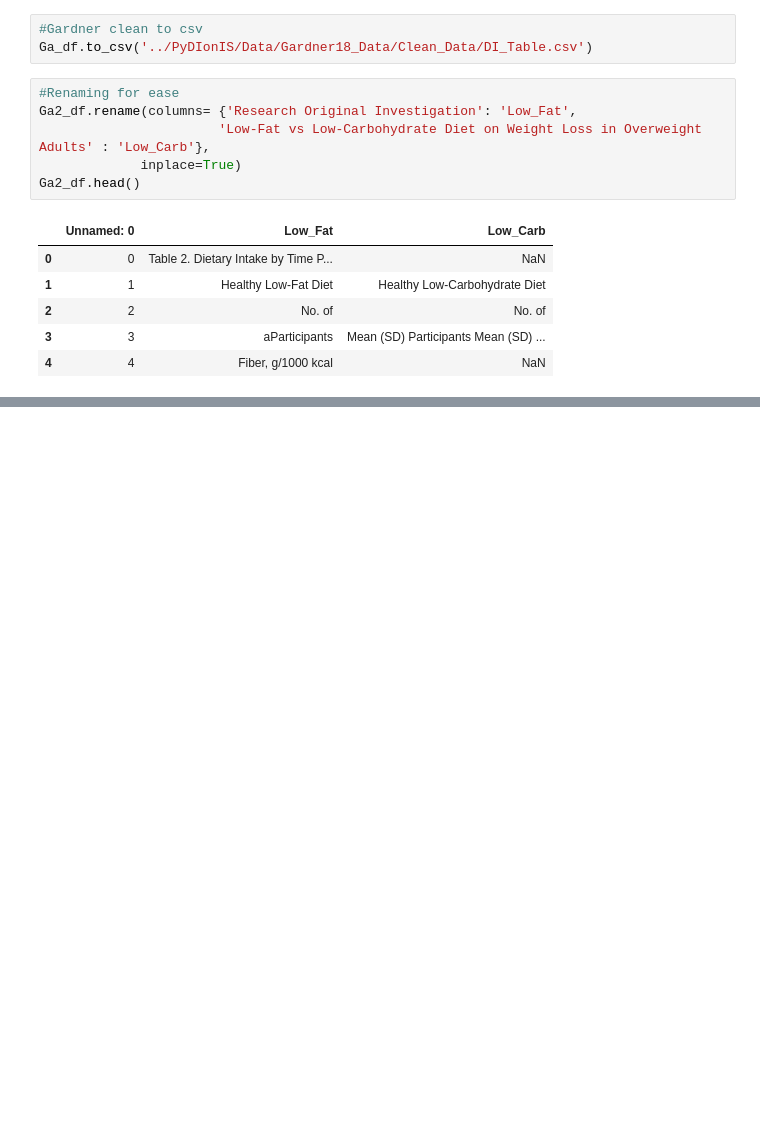
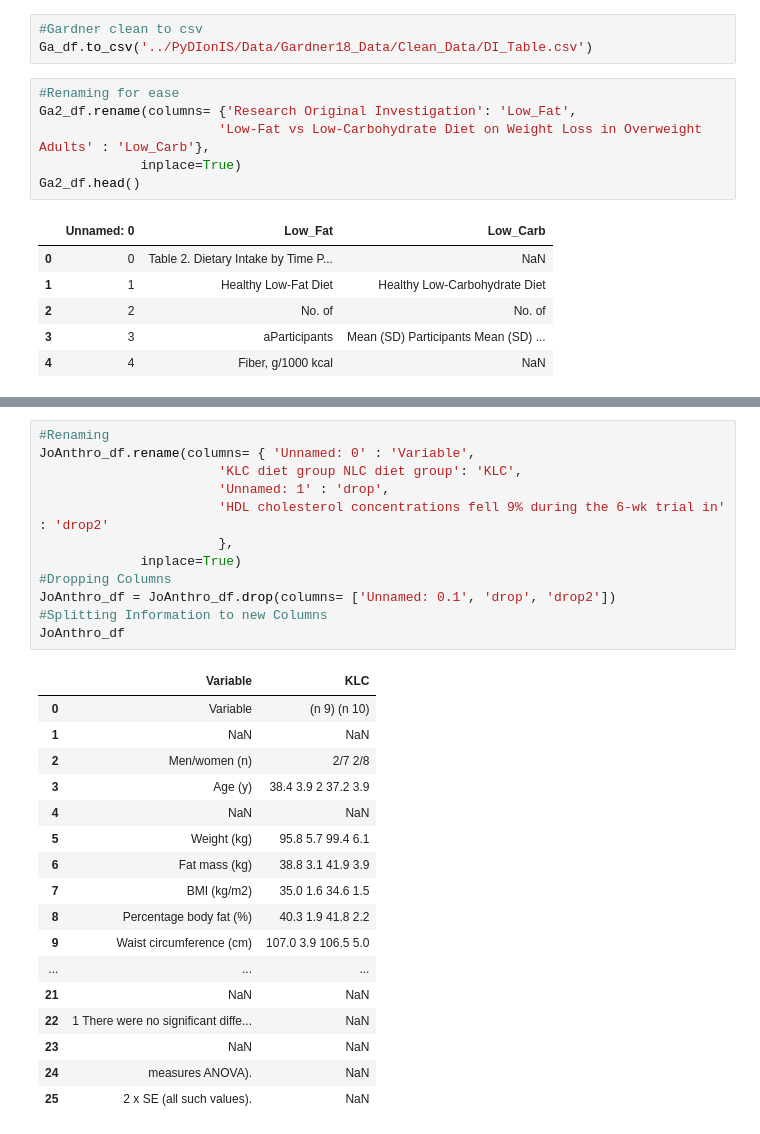
Before and after one commit to oas95/Dietary_Interventions_for_Insulin_Sensitivy_Project, a Jupyter notebook: PyDIonIS/data_cleaning.ipynb, the cells around one changed output, grey strips where cells are left out. Drawn from its saved outputs; the diff is of its cells as text; blank space fills up the shorter version.

```diff
--- a/PyDIonIS/data_cleaning.ipynb
+++ b/PyDIonIS/data_cleaning.ipynb
@@ -182,0 +278,30 @@ LowFat = LowFat.drop([3, 4, 5, 6, 7])
+# %%
+#Renaming
+JoAnthro_df.rename(columns= { 'Unnamed: 0' : 'Variable',
+                       'KLC diet group NLC diet group': 'KLC',
+                       'Unnamed: 1' : 'drop',
+                       'HDL cholesterol concentrations fell 9% during the 6-wk trial in' : 'drop2'
+                       },
+             inplace=True)
+#Dropping Columns
+JoAnthro_df = JoAnthro_df.drop(columns= ['Unnamed: 0.1', 'drop', 'drop2'])
+#Splitting Information to new Columns
+JoAnthro_df
+# %% [output]
+|  | Variable | KLC |
+| 0 | Variable | (n 9) (n 10) |
+| 1 | NaN | NaN |
+| 2 | Men/women (n) | 2/7 2/8 |
+| 3 | Age (y) | 38.4 3.9 2 37.2 3.9 |
+| 4 | NaN | NaN |
+| 5 | Weight (kg) | 95.8 5.7 99.4 6.1 |
+| 6 | Fat mass (kg) | 38.8 3.1 41.9 3.9 |
+| 7 | BMI (kg/m2) | 35.0 1.6 34.6 1.5 |
+| 8 | Percentage body fat (%) | 40.3 1.9 41.8 2.2 |
+| 9 | Waist circumference (cm) | 107.0 3.9 106.5 5.0 |
+| ... | ... | ... |
+| 21 | NaN | NaN |
+| 22 | 1 There were no significant diffe... | NaN |
+| 23 | NaN | NaN |
+| 24 | measures ANOVA). | NaN |
+| 25 | 2 x SE (all such values). | NaN |
```
Also changed, not shown: parts of 19 cells of this notebook, 8 other files.
